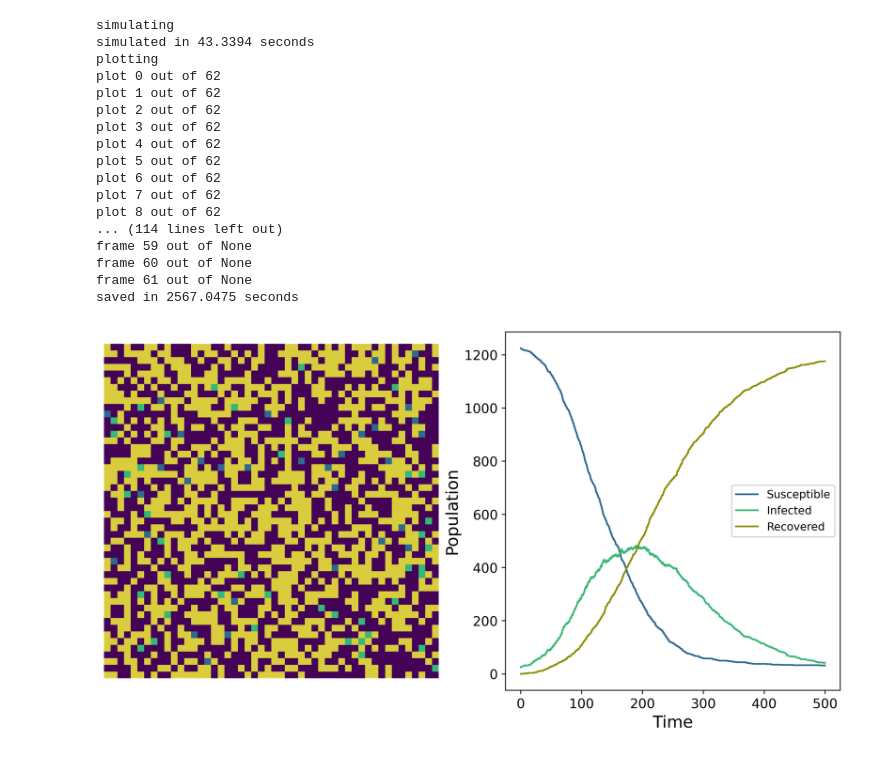
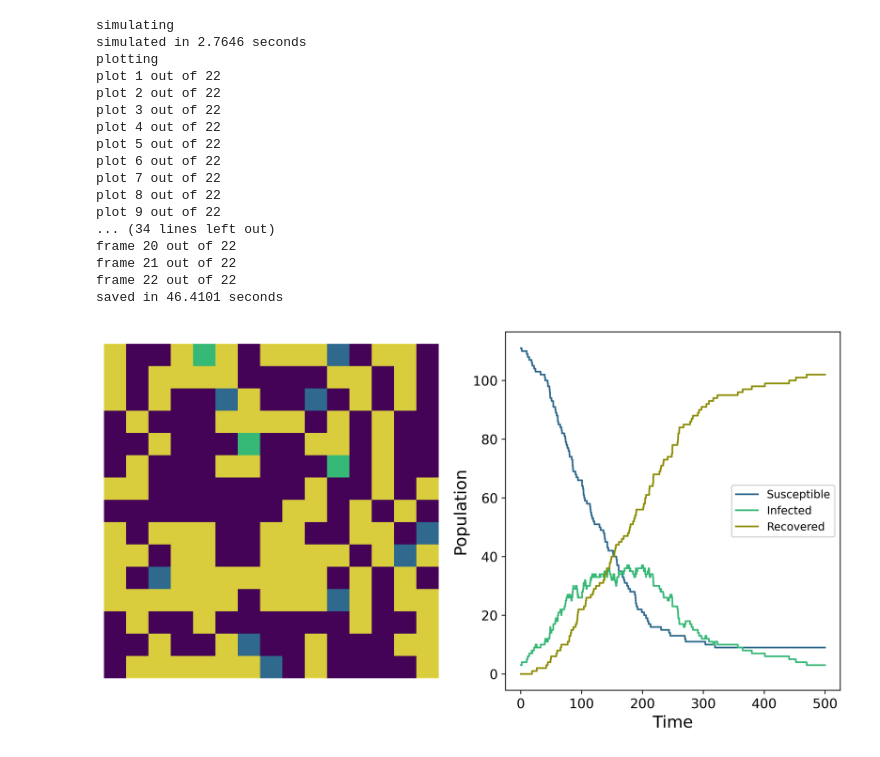
Before and after one commit to danHarold/m2r-project, a Jupyter notebook: m2r_project.ipynb, the cells around one changed output. Drawn from its saved outputs; the diff is of its cells as text; code cells hidden in the pictures.

```diff
--- a/m2r_project.ipynb
+++ b/m2r_project.ipynb
@@ -169,7 +168,7 @@ ValueError: unknown file extension: .mp4
 
 print("simulating")
 tic = time.perf_counter()
-#for large n and snapshot_num, this may take a long time. for n=15, sn=20 executes in 1min, for n=50, sn=60 executes in 40min
+#for large n and snapshot_num, this will take a long time. for n=15, sn=20 executes in 1min, for n=50, sn=60 executes in 40min
 S, I, R, t, A_list, st = SIR_ABM(n=15, snapshot_num=20)
 toc = time.perf_counter()
 print(f"simulated in {toc-tic:0.4f} seconds")
@@ -184,48 +183,48 @@ ax1.axis('off')
 ax2.set_xlabel('Time', fontsize=15)
 ax2.set_ylabel('Population', fontsize=15)
 ax2.tick_params(axis='both', labelsize=12)
 camera = Camera(fig)
 
 for i in range(len(st)):
-    print(f"plot {i} out of {len(st)}")
+    print(f"plot {i+1} out of {len(st)}")
     if len(np.where(A_list[i]==3)[0])==0:
         cmap = colors.ListedColormap(['#440357','#2F698D','#36B877'])
     else:
         cmap = colors.ListedColormap(['#440357','#2F698D','#36B877','#d9cd3d'])
     ax1.imshow(A_list[i], cmap=cmap)
 
     j = st[i]
     susc, = ax2.plot(t[:j], S[:j], '#2F698D')
     inf, = ax2.plot(t[:j], I[:j], '#36B877')
     rec, = ax2.plot(t[:j], R[:j], '#8c8c01')
     ax2.legend([susc, inf, rec],['Susceptible', 'Infected', 'Recovered'])
 
     camera.snap()
 toc = time.perf_counter()
 print(f"generated plots in {toc-tic:0.4f} seconds")
 
 print("saving")
 tic = time.perf_counter()
 anim = camera.animate()
-anim.save('anims/test1.mp4', fps=30, progress_callback=lambda i, n: print(f'frame {i} out of {len(st)}'),)
+anim.save('test_anims/test2.mp4', fps=30, progress_callback=lambda i, n: print(f'frame {i+1} out of {len(st)}'),)
 toc = time.perf_counter()
 print(f"saved in {toc-tic:0.4f} seconds")
 # %% [output]
 simulating
-simulated in 43.3394 seconds
+simulated in 2.7646 seconds
 plotting
-plot 0 out of 62
-plot 1 out of 62
-plot 2 out of 62
-plot 3 out of 62
-plot 4 out of 62
-plot 5 out of 62
-plot 6 out of 62
-plot 7 out of 62
-plot 8 out of 62
-... (114 lines left out)
-frame 59 out of None
-frame 60 out of None
-frame 61 out of None
-saved in 2567.0475 seconds
+plot 1 out of 22
+plot 2 out of 22
+plot 3 out of 22
+plot 4 out of 22
+plot 5 out of 22
+plot 6 out of 22
+plot 7 out of 22
+plot 8 out of 22
+plot 9 out of 22
+... (34 lines left out)
+frame 20 out of 22
+frame 21 out of 22
+frame 22 out of 22
+saved in 46.4101 seconds
-[figure, old version]
+[figure, new version]
```
Also changed, not shown: parts of 2 cells of this notebook.
